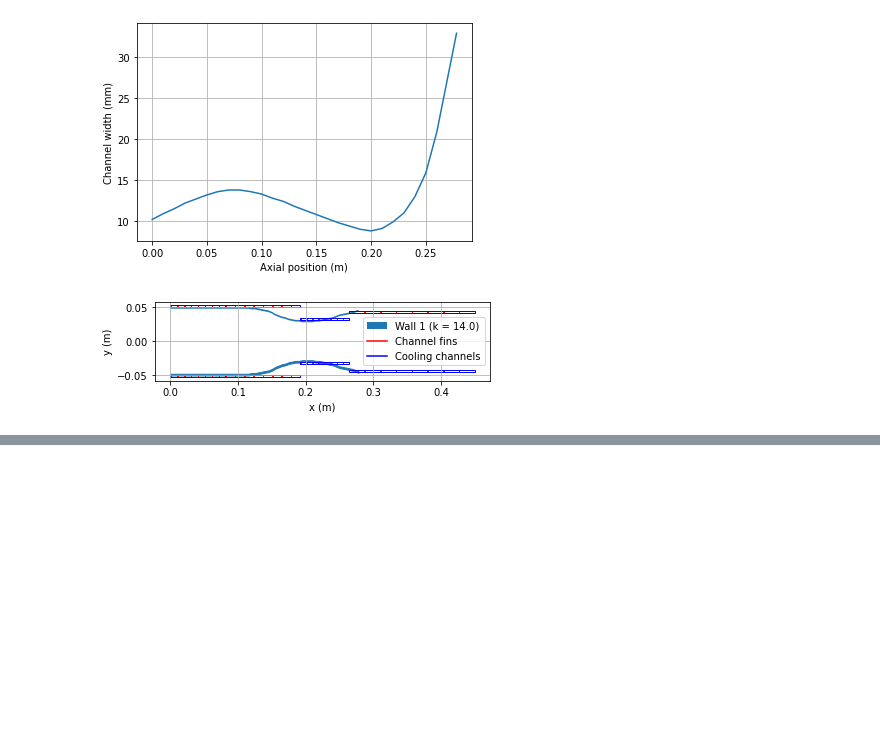
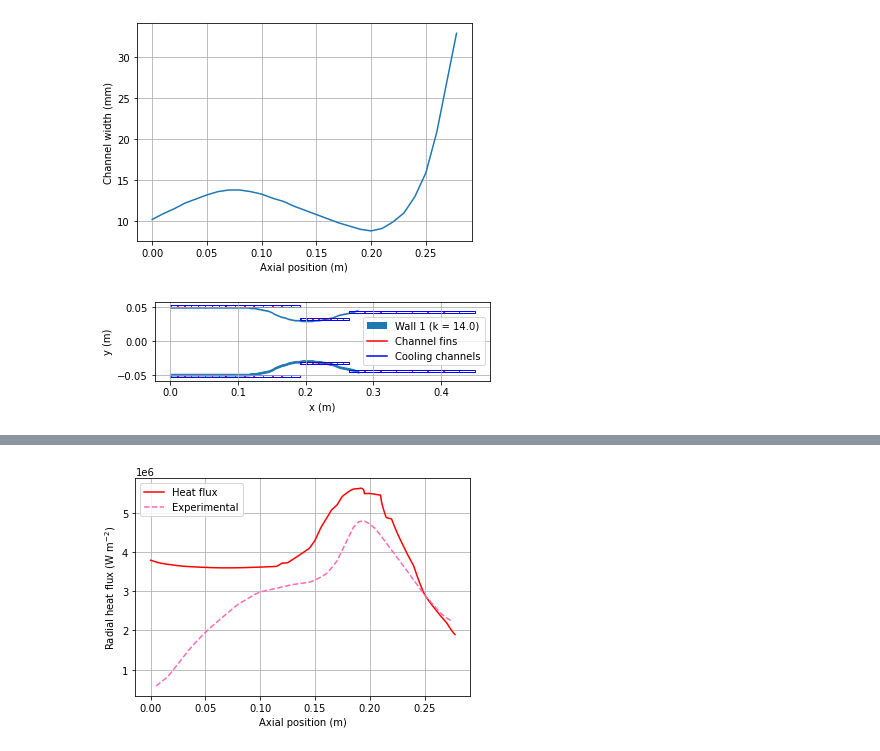
Before and after one commit to cuspaceflight/bamboo, a Jupyter notebook: Pavli 1966.ipynb, the cells around one changed output, grey strips where cells are left out. Saved outputs shown, nothing was run; the diff lists cells and outputs as text; code cells hidden in the pictures; blank space fills up the shorter version.

```diff
--- a/Pavli 1966.ipynb
+++ b/Pavli 1966.ipynb
@@ -174,0 +174,12 @@ plt.show()
+# %%
+bam.plot.plot_q_per_area(bamboo_data)
+plt.plot(data["Heat flux"]["x (m)"],
+         data["Heat flux"]["q (W/m2)"],
+         color = "hotpink",
+         label = "Experimental",
+         linestyle = "--")
+plt.legend()
+plt.legend()
+plt.show()
+# %% [output]
+[figure, added]
```
Also changed, not shown: parts of 5 cells of this notebook, 4 other files.
